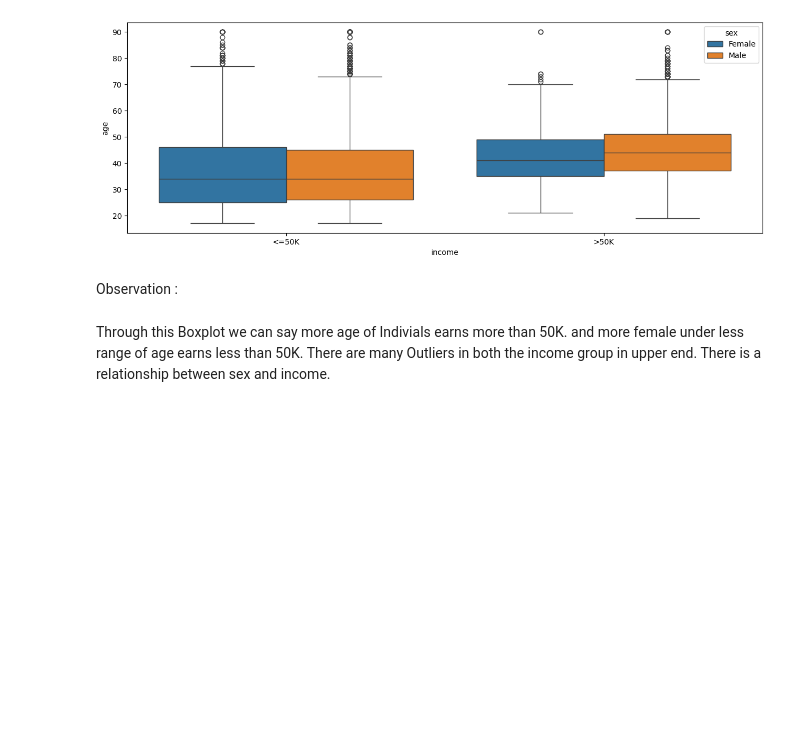
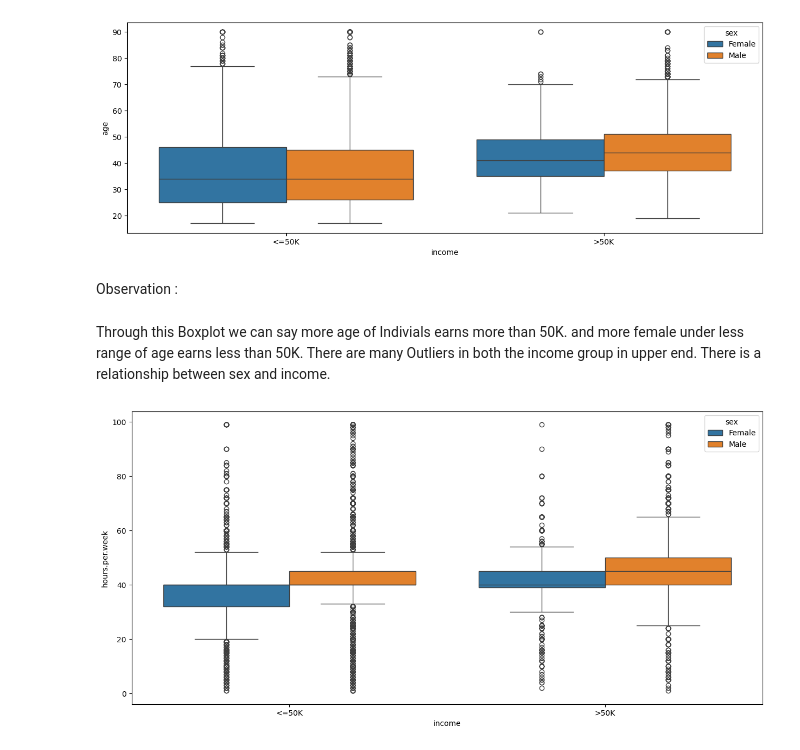
Before and after one commit to soniya-builds/Data-Analysis-Projects, a Jupyter notebook: Full Data Analysis Project with Python/raw_code.ipynb, the cells around one changed output. Cells and saved outputs as stored; diff of their text form; code cells hidden in the pictures; blank space fills up the shorter version.

```diff
--- a/Full Data Analysis Project with Python/raw_code.ipynb
+++ b/Full Data Analysis Project with Python/raw_code.ipynb
@@ -796,3 +796,9 @@ Observation :
 Through this Boxplot we can say more age of Indivials earns more than 50K. and more female under less range of age earns less than 50K.
 There are many Outliers in both the income group in upper end.
 There is a relationship between sex and income.
+# %%
+plt.figure(figsize=(15,7))
+sb.boxplot(x="income", y="hours.per.week",hue="sex",data=df)
+plt.show()
+# %% [output]
+[figure, added]
```
Also changed, not shown: parts of 3 cells of this notebook.
